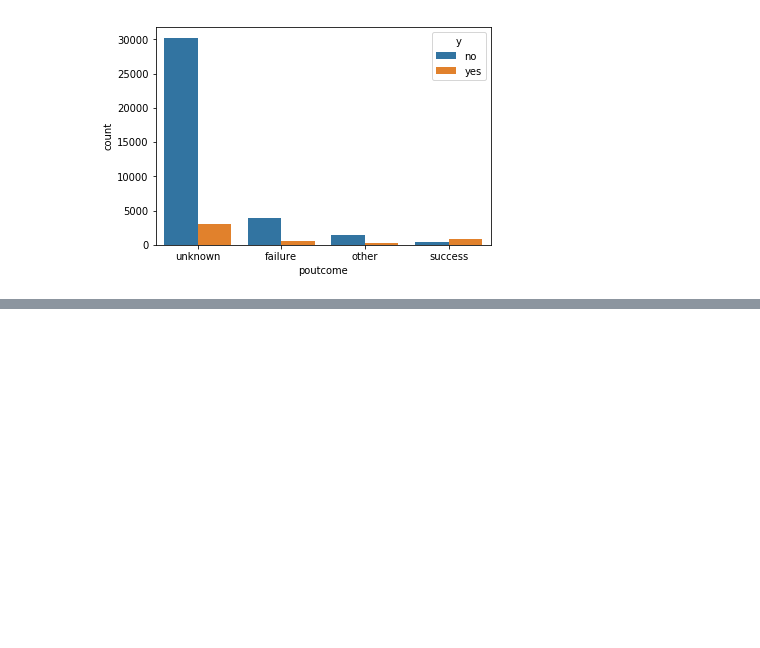
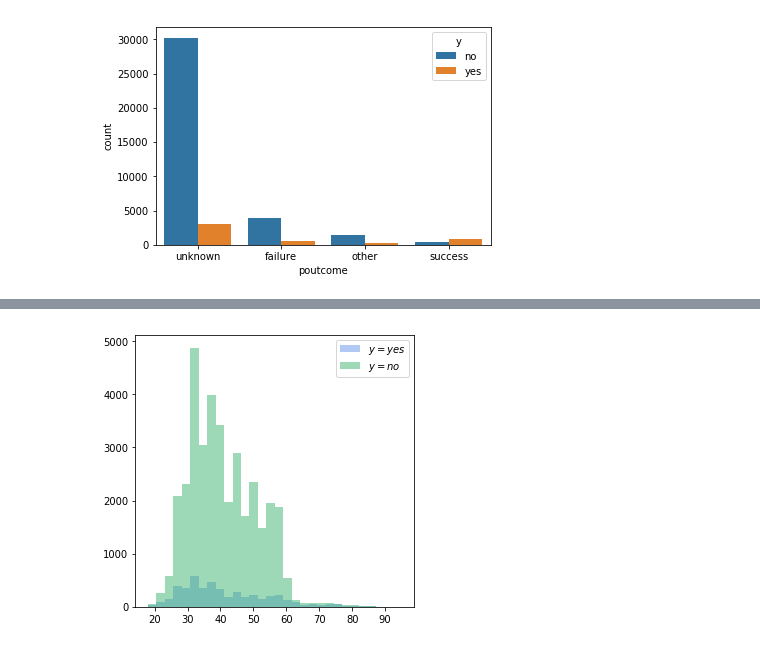
Before and after one commit to takecx/NEDO_bigdata, a Jupyter notebook: no8/task/analyze_data.ipynb, the cells around one changed output, grey strips where cells are left out. Cells and saved outputs as stored; diff of their text form; code cells hidden in the pictures; blank space fills up the shorter version.

```diff
--- a/no8/task/analyze_data.ipynb
+++ b/no8/task/analyze_data.ipynb
@@ -294,0 +333,13 @@ seaborn.countplot(x='poutcome', hue='y', data=df)
+# %%
+# y=yes
+age_y = df[df['y'] == 'yes']['age']
+# y=no
+age_n = df[df['y'] == 'no']['age']
+
+plt.figure(figsize=(5,5))
+plt.hist(age_y, bins=30, alpha=0.5, color='cornflowerblue', label='$y=yes$')
+plt.hist(age_n, bins=30, alpha=0.5, color='mediumseagreen', label='$y=no$')
+plt.legend()
+plt.show()
+# %% [output]
+[figure, added]
```
Also changed, not shown: parts of 32 cells of this notebook, 3 other files.
